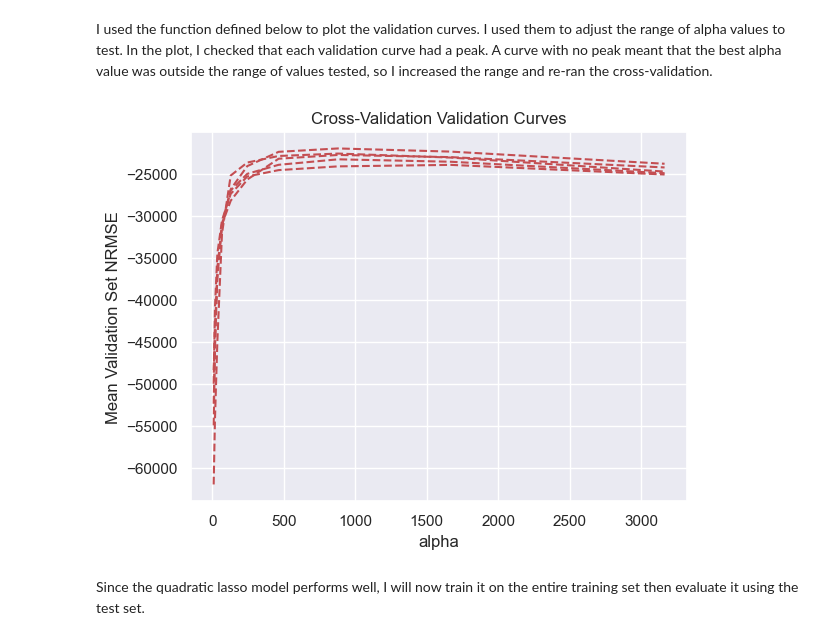
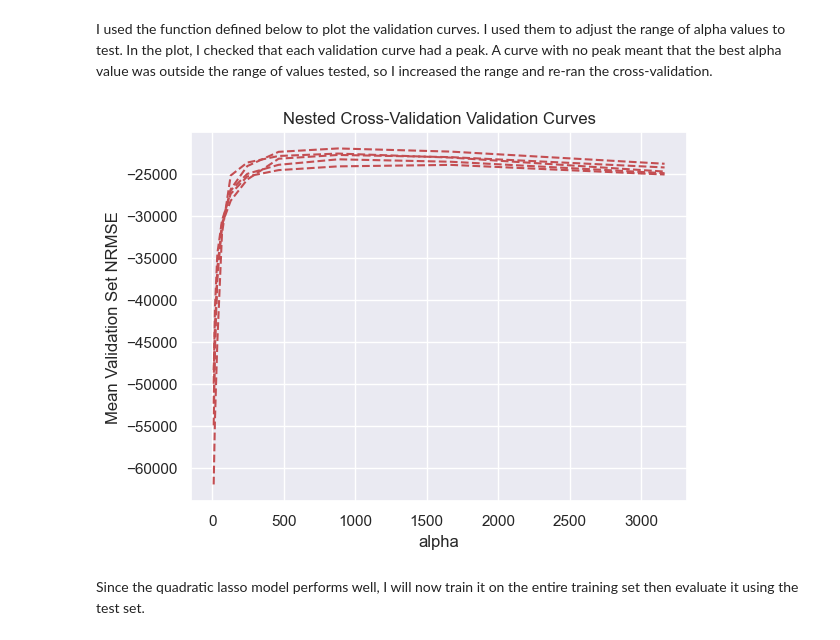
Before and after one commit to blue-fish-0/Data-Analytics-Projects, a Jupyter notebook: House Prices Prediction/house-prices-prediction.ipynb, the cells around one changed output. Cells and saved outputs as stored; diff of their text form; code cells hidden in the pictures.

```diff
--- a/House Prices Prediction/house-prices-prediction.ipynb
+++ b/House Prices Prediction/house-prices-prediction.ipynb
@@ -186,6 +186,17 @@ High leverage points (HLPs) are observations that are far away from other observ
 def remove_HLP(
     pred_HLP: np.ndarray, X: pd.DataFrame, y: pd.Series
 ) -> (pd.DataFrame, pd.Series):
+    """
+        Removes outliers from the provided dataset.
+        Parameters:
+            pred_HLP: An array of 0s (observation is not an outlier) and 1s (observation is an outlier).
+            X: the predictors dataframe to remove outliers from.
+            y: the target series to remove outliers from.
+        Returns:
+            X_no_outliers: X with outliers removed.
+            y_no_outliers: y with outliers removed.
+    """
+
     num_HLP = np.count_nonzero((pred_HLP == -1))
     perc_HLP = num_HLP / len(y_train) * 100
     print(f"{perc_HLP: .2f}% of the houses were identified as HLPs and removed.")
@@ -244,6 +255,13 @@ The residual plot is curved, which suggests that linear regression underfits the
 Since the test set is reserved for the evaluation of our final model, I will use cross-validation to evaluate the multiple linear regression model. I will evaluate each model using the negative root mean square error (NRMSE) evaluation metric. Since I will be evaluating many regression models, I will create a function to print the mean NRMSEs for each model.
 # %%
 def cv_scores(pipe: Pipeline) -> dict:
+    """
+    Prints out the mean training set NRMSE and mean validation set NRMSE from cross validation.
+        Parameters:
+            pipe: The pipeline to process the data and build a model.
+        Returns:
+            The output of cross_validate().
+    """
     cv_results = cross_validate(
         pipe,
         X_train,
@@ -323,24 +341,31 @@ The mean score on the validation set is the highest out of all the models tested
 # %% [markdown]
 I used the function defined below to plot the validation curves. I used them to adjust the range of alpha values to test. In the plot, I checked that each validation curve had a peak. A curve with no peak meant that the best alpha value was outside the range of values tested, so I increased the range and re-ran the cross-validation.
 # %%
-def cv_valid_curves(
-    cv_results: dict, param: str, param_range: list, eval_score: str
-):
+def cv_valid_curves(cv_results: dict, param: str, param_range: list, eval_score: str) -> None:
+    """
+    Prints out the validation curves (only validation set) for a hyperparameter from nested cross-validation.
+        Parameters:
+            cv_results: The results of cross_validate()
+            param: The name of the hyperparameter that was tuned in GridSearchCV()
+            param_range: The values of the hyperparameter that were tested
+            eval_score: The score that was used to test the models in GridSearchCV()
+    """
     search_pipes = cv_results["estimator"]
     for search_pipe in search_pipes:
         search = search_pipe["gridsearchcv"]
         valid_mean = search.cv_results_["mean_test_score"]
 
         plt.plot(param_range, valid_mean, "r--", label="Validation Score")
 
-    plt.title(f"Cross-Validation Validation Curves")
+    plt.title(f"Nested Cross-Validation Validation Curves")
     plt.xlabel(f"{param}")
     plt.ylabel(f"Mean Validation Set {eval_score}")
     plt.show()
 
+
 cv_valid_curves(cv_results, "alpha", param_grid["alpha"], "NRMSE")
 # %% [output]
-[figure, old version]
+[figure, new version]
 # %% [markdown]
 Since the quadratic lasso model performs well, I will now train it on the entire training set then evaluate it using the test set.
 # %%
```
Also changed, not shown: parts of 1 cell of this notebook.
